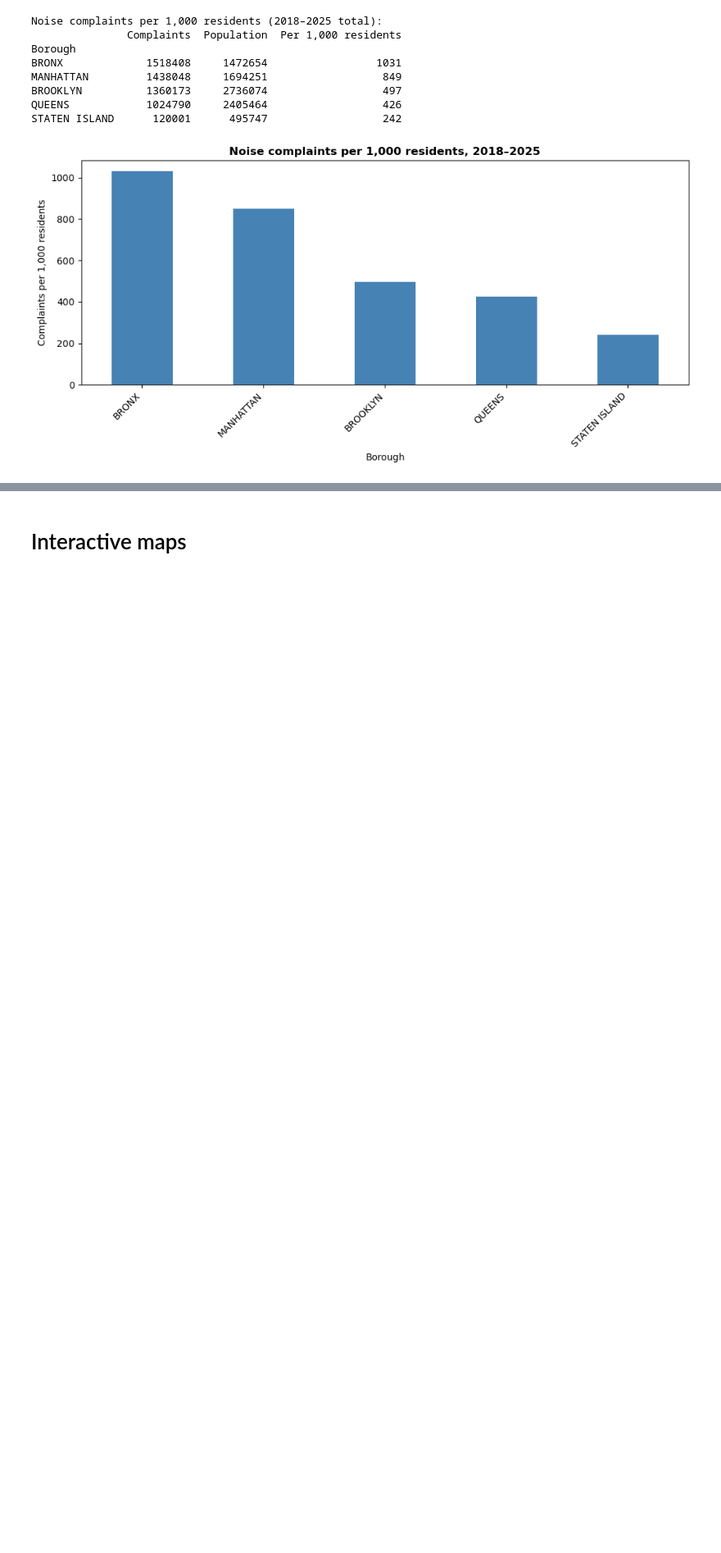
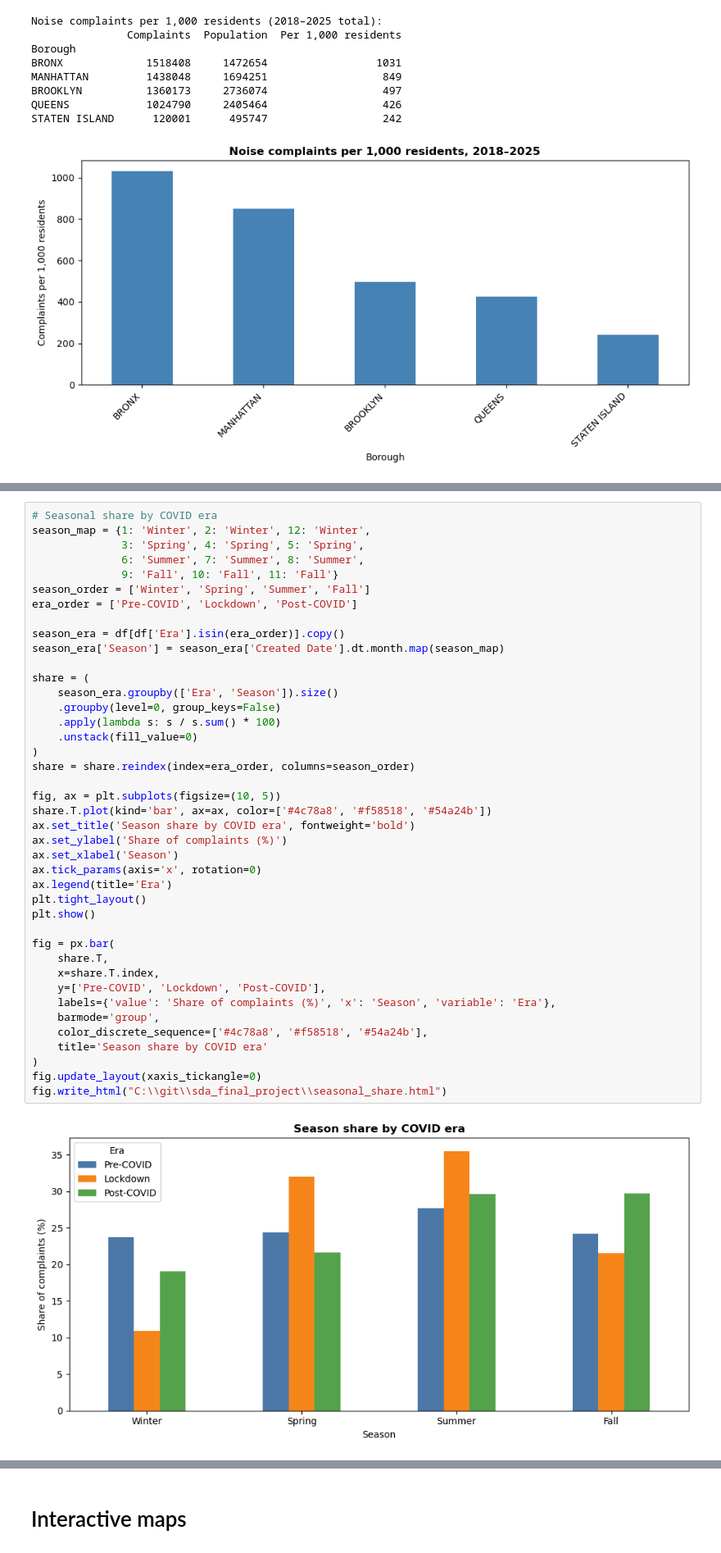
Before and after one commit to thorrila/sda_final_project, a Jupyter notebook: notebook/plots_for_website.ipynb, the cells around one changed output, grey strips where cells are left out. Shown at 82% size. Saved outputs shown, nothing was run; the diff lists cells and outputs as text; blank space fills up the shorter version.

Commit message:
rerun and added Julias plots to the website, they are still missing description

```diff
--- a/notebook/plots_for_website.ipynb
+++ b/notebook/plots_for_website.ipynb
@@ -207,0 +208,43 @@ fig.write_html("../website/complaints_per_capita.html")
+# %%
+# Seasonal share by COVID era
+season_map = {1: 'Winter', 2: 'Winter', 12: 'Winter',
+              3: 'Spring', 4: 'Spring', 5: 'Spring',
+              6: 'Summer', 7: 'Summer', 8: 'Summer',
+              9: 'Fall', 10: 'Fall', 11: 'Fall'}
+season_order = ['Winter', 'Spring', 'Summer', 'Fall']
+era_order = ['Pre-COVID', 'Lockdown', 'Post-COVID']
+
+season_era = df[df['Era'].isin(era_order)].copy()
+season_era['Season'] = season_era['Created Date'].dt.month.map(season_map)
+
+share = (
+    season_era.groupby(['Era', 'Season']).size()
+    .groupby(level=0, group_keys=False)
+    .apply(lambda s: s / s.sum() * 100)
+    .unstack(fill_value=0)
+)
+share = share.reindex(index=era_order, columns=season_order)
+
+fig, ax = plt.subplots(figsize=(10, 5))
+share.T.plot(kind='bar', ax=ax, color=['#4c78a8', '#f58518', '#54a24b'])
+ax.set_title('Season share by COVID era', fontweight='bold')
+ax.set_ylabel('Share of complaints (%)')
+ax.set_xlabel('Season')
+ax.tick_params(axis='x', rotation=0)
+ax.legend(title='Era')
+plt.tight_layout()
+plt.show()
+
+fig = px.bar(
+    share.T,
+    x=share.T.index,
+    y=['Pre-COVID', 'Lockdown', 'Post-COVID'],
+    labels={'value': 'Share of complaints (%)', 'x': 'Season', 'variable': 'Era'},
+    barmode='group',
+    color_discrete_sequence=['#4c78a8', '#f58518', '#54a24b'],
+    title='Season share by COVID era'
+)
+fig.update_layout(xaxis_tickangle=0)
+fig.write_html("C:\\git\\sda_final_project\\seasonal_share.html")
+# %% [output]
+[figure, added]
```
Also changed, not shown: parts of 7 cells of this notebook, 9 other files.
